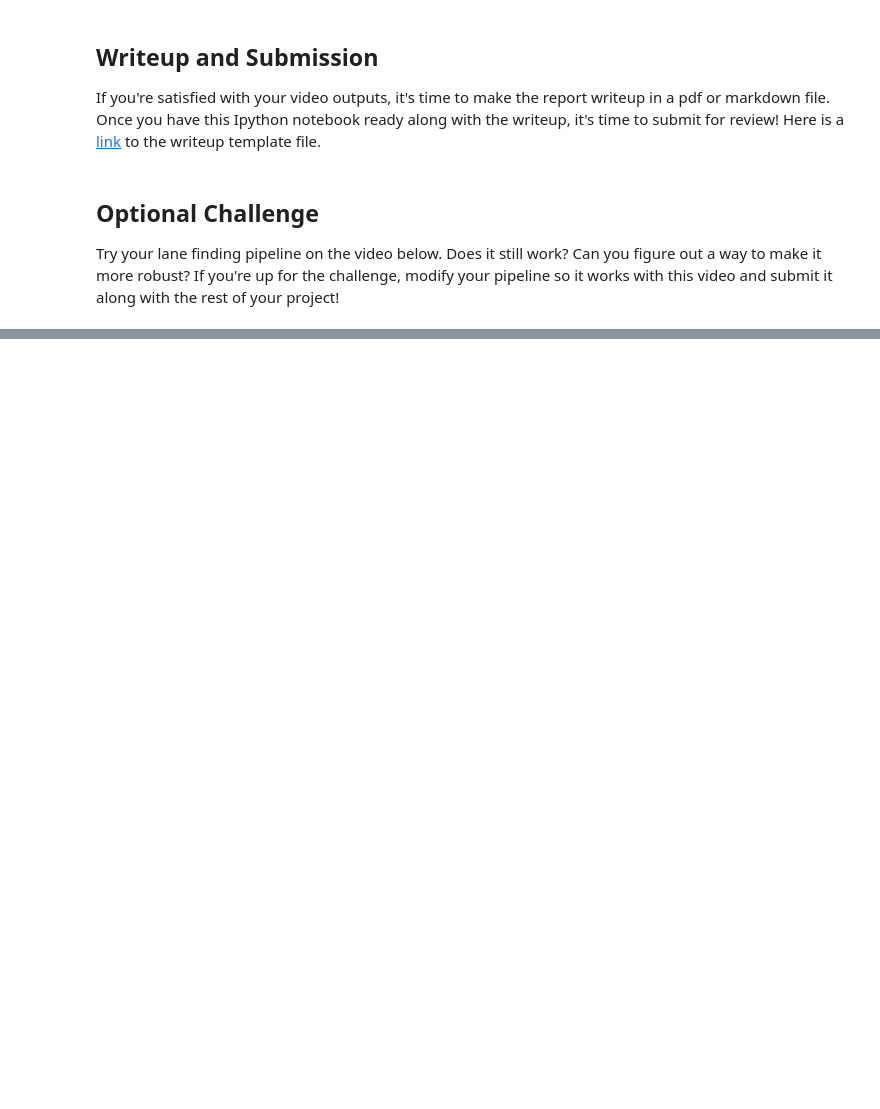
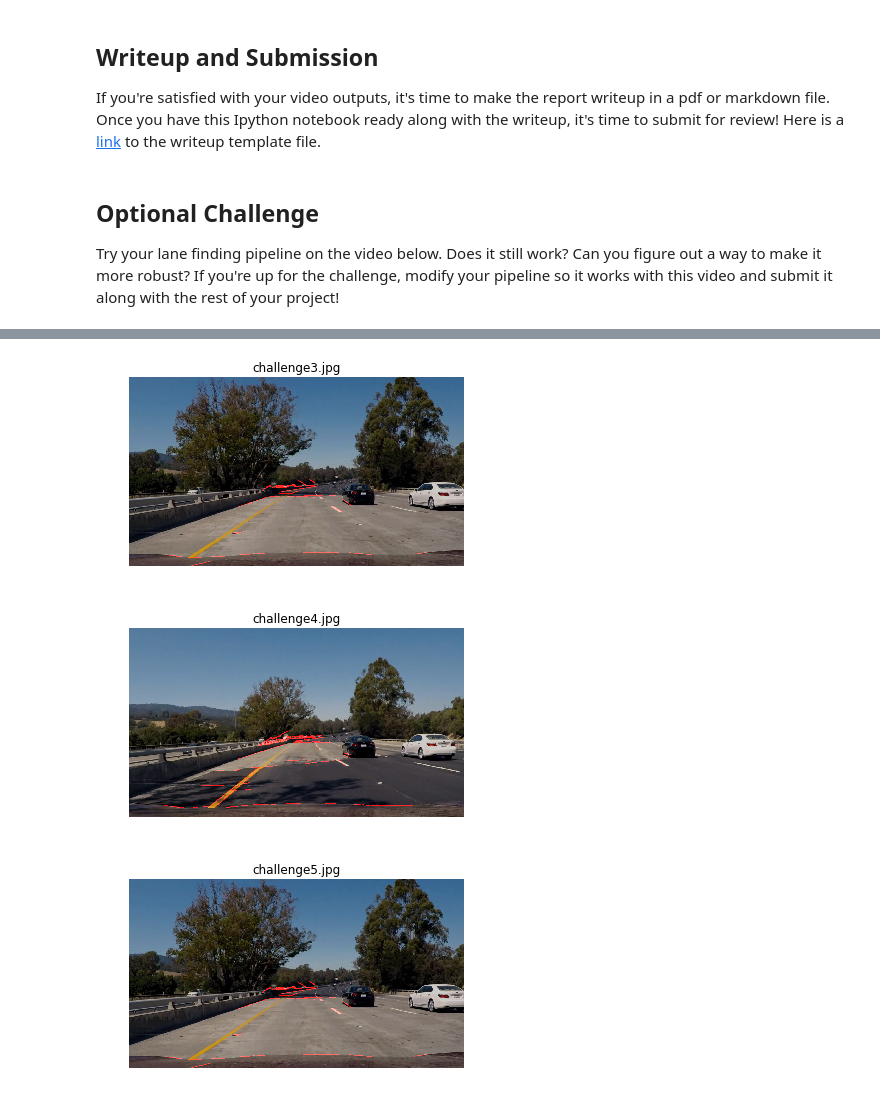
Before and after one commit to sibuzu/CarND-LaneLines-P1, a Jupyter notebook: P1.ipynb, the cells around one changed output, grey strips where cells are left out. Saved outputs shown, nothing was run; the diff lists cells and outputs as text; code cells hidden in the pictures; blank space fills up the shorter version.

```diff
--- a/P1.ipynb
+++ b/P1.ipynb
@@ -141,20 +141,24 @@ def draw_lines(img, lines, color=[255, 0, 0], thickness=2):
     If you want to make the lines semi-transparent, think about combining
     this function with the weighted_img() function below
     """
+
+    # we don't modify the function draw_lines() directly.
+    # instead, we write a new function reduce_lines() which
+    # reduces lines segegments into single left and right lines.
     for line in lines:
         for x1, y1, x2, y2 in line:
-            cv2.line(img, (x1, y1), (x2, y2), color, thickness)
+            cv2.line(img, (int(x1), int(y1)), (int(x2), int(y2)), color, thickness)
 
 def hough_lines(img, rho, theta, threshold, min_line_len, max_line_gap):
     """
-    `img` should be the output of a Canny transform.
+    It returns `lines` instead of `img`.
+    `lines` is more easy to do post-processed.
 
-    Returns an image with hough lines drawn.
+    Returns list of hough lines.
     """
-    lines = cv2.HoughLinesP(img, rho, theta, threshold, np.array([]), minLineLength=min_line_len, maxLineGap=max_line_gap)
-    line_img = np.zeros((img.shape[0], img.shape[1], 3), dtype=np.uint8)
-    draw_lines(line_img, lines)
-    return line_img
+    lines = cv2.HoughLinesP(img, rho, theta, threshold, np.array([]),
+                            minLineLength=min_line_len, maxLineGap=max_line_gap)
+    return lines
 
 # Python 3 has support for cool math symbols.
 
@@ -366,2 +531,20 @@ HTML("""
 # %% [output]
 [interactive output not drawn]
+# %%
+clip3 = VideoFileClip(video_indir + 'challenge.mp4')
+
+# loop for the images
+showImage = True
+images = os.listdir(video_indir)
+for t in range(3,6):
+    imgFile = 'challenge{}.jpg'.format(t)
+    clip3.save_frame(imgFile, t=t)
+    image = mpimg.imread(video_indir + imgFile)
+    result = process_image(image)
+    mpimg.imsave(video_outdir + imgFile, result)
+    if showImage:
+        show_image(result, imgFile)
+# %% [output]
+[figure, added]
+[figure, added]
+[figure, added]
```
Also changed, not shown: parts of 13 cells of this notebook, 15 other files.
